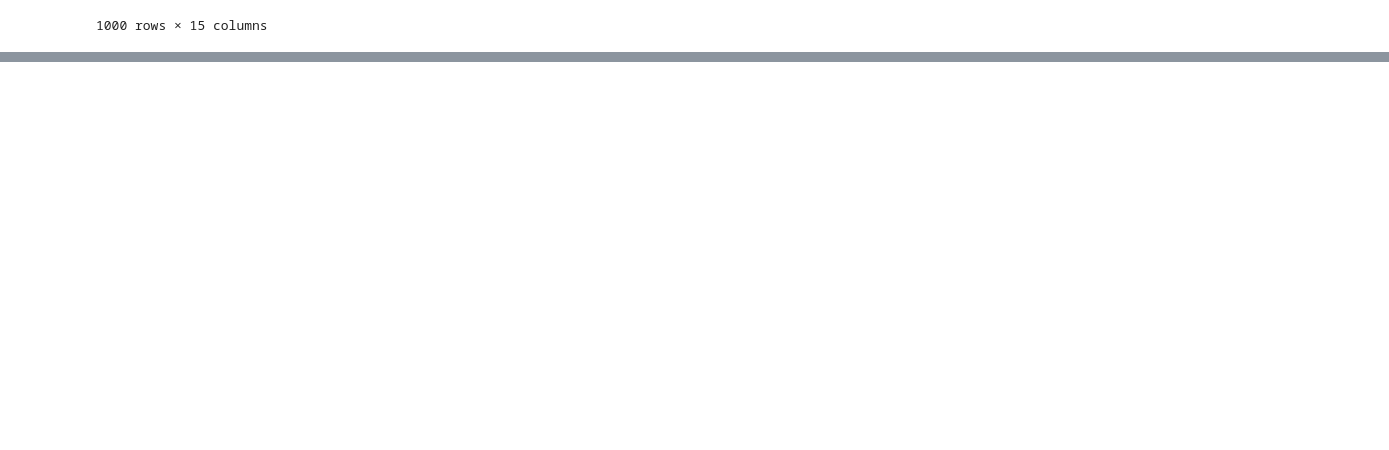
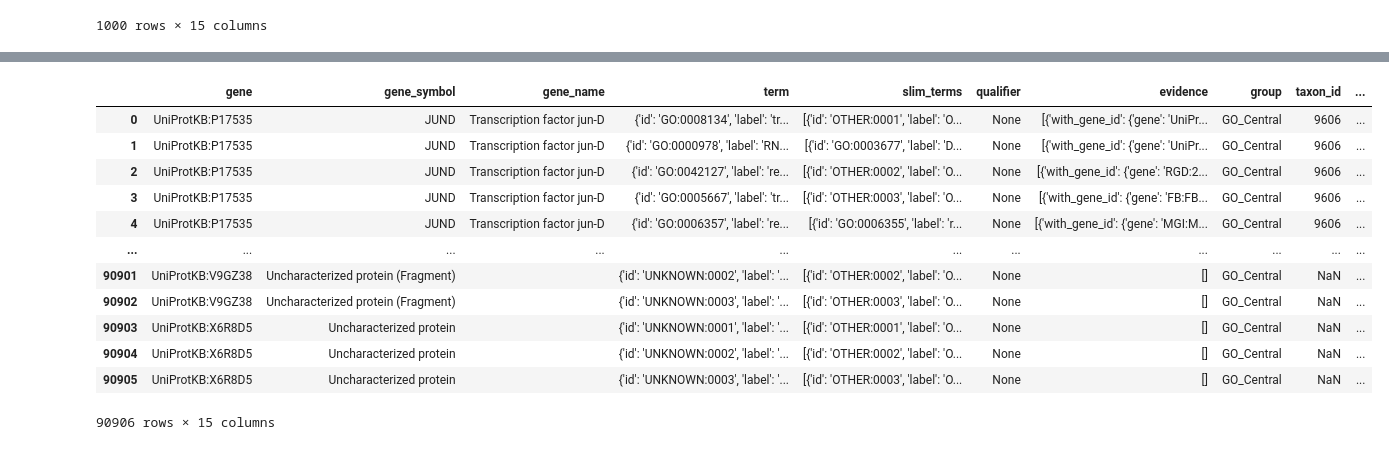
Before and after one commit to pantherdb/pango, a Jupyter notebook: loader/playground.ipynb, the cells around one changed output, grey strips where cells are left out. Cells and saved outputs as stored; diff of their text form; code cells hidden in the pictures; blank space fills up the shorter version.

Commit message:
add taxon info api and ui

```diff
--- a/loader/playground.ipynb
+++ b/loader/playground.ipynb
@@ -47,6 +47,7 @@ def get_evidence(df, genes_df, evidences):
         gene_row = get_pd_row_key(genes_df, evidence['with_gene_id'])
         result.append({
             'with_gene_id':gene_row,
+            'group': evidence['group'],
             'references':result_ref
         })
 
@@ -198,0 +177,30 @@ Wall time: 10.1 s
+# %%
+%%time
+
+def count_evidence(evidences):
+    return len(evidences)
+
+def get_groups(evidences):
+    groups = set()
+    for evidence in evidences:
+        groups.add(evidence['group'])
+    return list(groups)
+
+annos_df = pd.read_json(annotations_fp)
+annos_df = annos_df.merge(genes_df[['taxon_id', 'taxon_label', 'taxon_abbr']], how='left', left_on="gene", right_index=True)
+annos_df['aspect'] = annos_df['term'].apply(lambda x: get_pd_row(terms_df, x)['aspect'])
+annos_df['term'] = annos_df['term'].apply(lambda x: get_pd_row(terms_df, x))
+annos_df['slim_terms'] = annos_df['slim_terms'].apply(lambda x: spread_terms(terms_df, x))
+annos_df['qualifier'] = annos_df['qualifier'].str.replace('_', ' ')
+annos_df['evidence'] = annos_df['evidence'].apply(lambda x: get_evidence(articles_df, genes_df, x))
+annos_df['evidence_type'] = annos_df.apply(lambda x: get_evidence_type(x), axis=1)
+annos_df['groups'] = annos_df['evidence'].apply(lambda x: get_groups(x))
+annos_df['evidence_count'] = annos_df['evidence'].apply(lambda x: count_evidence(x))
+
+
+anno_json = annos_df.to_json(orient="records", default_handler=None)
+json_str = json.loads(anno_json)
+#pprint.pprint(json_str)
+write_to_json(json_str, ospath.join('.', clean_annotations_fp), indent=2)
+annos_df
+# %% [output]
@@ -199,3 +209,16 @@ Wall time: 10.1 s
+|  | gene | gene_symbol | gene_name | term | slim_terms | qualifier | evidence | group | taxon_id | ... |
+| 0 | UniProtKB:P17535 | JUND | Transcription factor jun-D | {'id': 'GO:0008134', 'label': 'tr... | [{'id': 'OTHER:0001', 'label': 'O... | None | [{'with_gene_id': {'gene': 'UniPr... | GO_Central | 9606 | ... |
+| 1 | UniProtKB:P17535 | JUND | Transcription factor jun-D | {'id': 'GO:0000978', 'label': 'RN... | [{'id': 'GO:0003677', 'label': 'D... | None | [{'with_gene_id': {'gene': 'UniPr... | GO_Central | 9606 | ... |
+| 2 | UniProtKB:P17535 | JUND | Transcription factor jun-D | {'id': 'GO:0042127', 'label': 're... | [{'id': 'OTHER:0002', 'label': 'O... | None | [{'with_gene_id': {'gene': 'RGD:2... | GO_Central | 9606 | ... |
+| 3 | UniProtKB:P17535 | JUND | Transcription factor jun-D | {'id': 'GO:0005667', 'label': 'tr... | [{'id': 'OTHER:0003', 'label': 'O... | None | [{'with_gene_id': {'gene': 'FB:FB... | GO_Central | 9606 | ... |
+| 4 | UniProtKB:P17535 | JUND | Transcription factor jun-D | {'id': 'GO:0006357', 'label': 're... | [{'id': 'GO:0006355', 'label': 'r... | None | [{'with_gene_id': {'gene': 'MGI:M... | GO_Central | 9606 | ... |
+| ... | ... | ... | ... | ... | ... | ... | ... | ... | ... | ... |
+| 90901 | UniProtKB:V9GZ38 | Uncharacterized protein (Fragment) |  | {'id': 'UNKNOWN:0002', 'label': '... | [{'id': 'OTHER:0002', 'label': 'O... | None | [] | GO_Central | NaN | ... |
+| 90902 | UniProtKB:V9GZ38 | Uncharacterized protein (Fragment) |  | {'id': 'UNKNOWN:0003', 'label': '... | [{'id': 'OTHER:0003', 'label': 'O... | None | [] | GO_Central | NaN | ... |
+| 90903 | UniProtKB:X6R8D5 | Uncharacterized protein |  | {'id': 'UNKNOWN:0001', 'label': '... | [{'id': 'OTHER:0001', 'label': 'O... | None | [] | GO_Central | NaN | ... |
+| 90904 | UniProtKB:X6R8D5 | Uncharacterized protein |  | {'id': 'UNKNOWN:0002', 'label': '... | [{'id': 'OTHER:0002', 'label': 'O... | None | [] | GO_Central | NaN | ... |
+| 90905 | UniProtKB:X6R8D5 | Uncharacterized protein |  | {'id': 'UNKNOWN:0003', 'label': '... | [{'id': 'OTHER:0003', 'label': 'O... | None | [] | GO_Central | NaN | ... |
+90906 rows × 15 columns
 # %%
 annos_df['evidence_type'] = annos_df.apply(lambda x: get_evidence_type(x), axis=1)
 annos_df[annos_df['evidence_type']=='direct']
```
Also changed, not shown: parts of 3 cells of this notebook, 24 other files.
